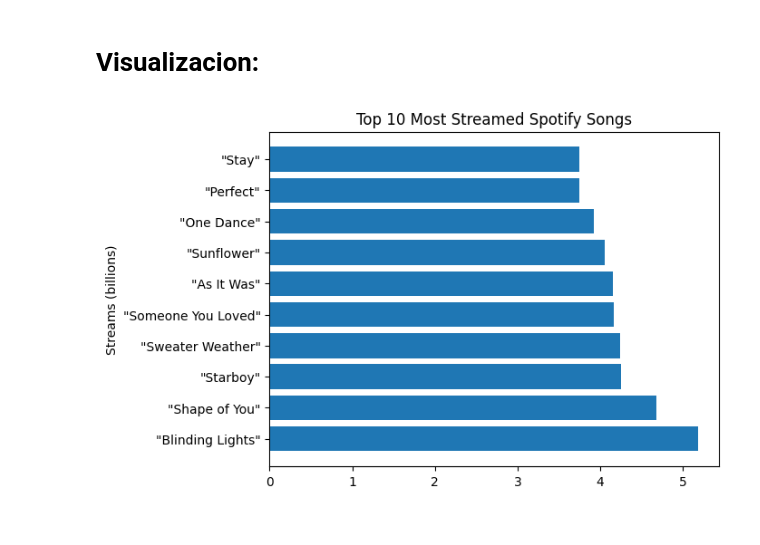
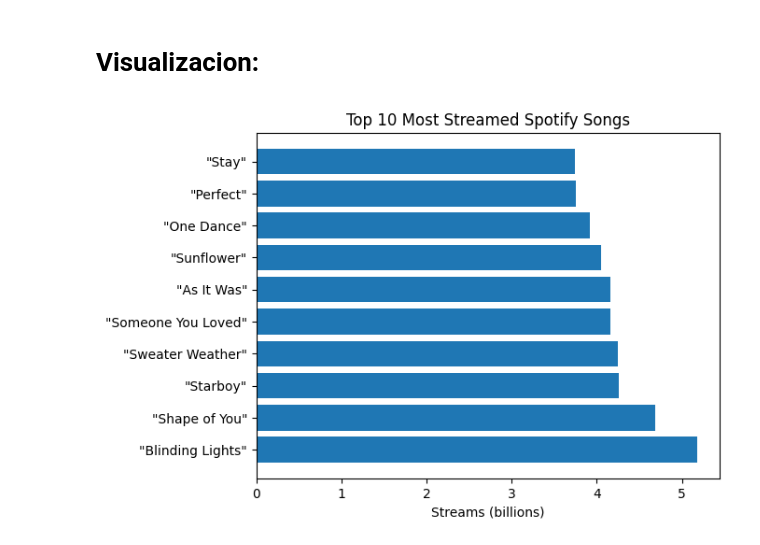
Before and after one commit to SAG-Angeles/web-scraping-project-tutorial, a Jupyter notebook: src/spotify_scraping.ipynb, the cells around one changed output. Cells and saved outputs as stored; diff of their text form; code cells hidden in the pictures.

```diff
--- a/src/spotify_scraping.ipynb
+++ b/src/spotify_scraping.ipynb
@@ -169,19 +169,19 @@ pd.read_sql_query("SELECT * FROM spotify_records", conn)
 # %%
 import matplotlib.pyplot as plt
 import pandas as pd
 
 
 df["Streams(billions)"] = pd.to_numeric(df["Streams(billions)"], errors="coerce")
 
 
 top10 = df.nlargest(10, "Streams(billions)")
 
 
 plt.barh(top10["Song"], top10["Streams(billions)"])
-plt.ylabel("Streams (billions)")
+plt.xlabel("Streams (billions)")
 plt.title("Top 10 Most Streamed Spotify Songs")
 plt.gca().axis()
 plt.show()
 # %% [output]
-[figure, old version]
+[figure, new version]
 # %%
```
Also changed, not shown: parts of 2 cells of this notebook.
